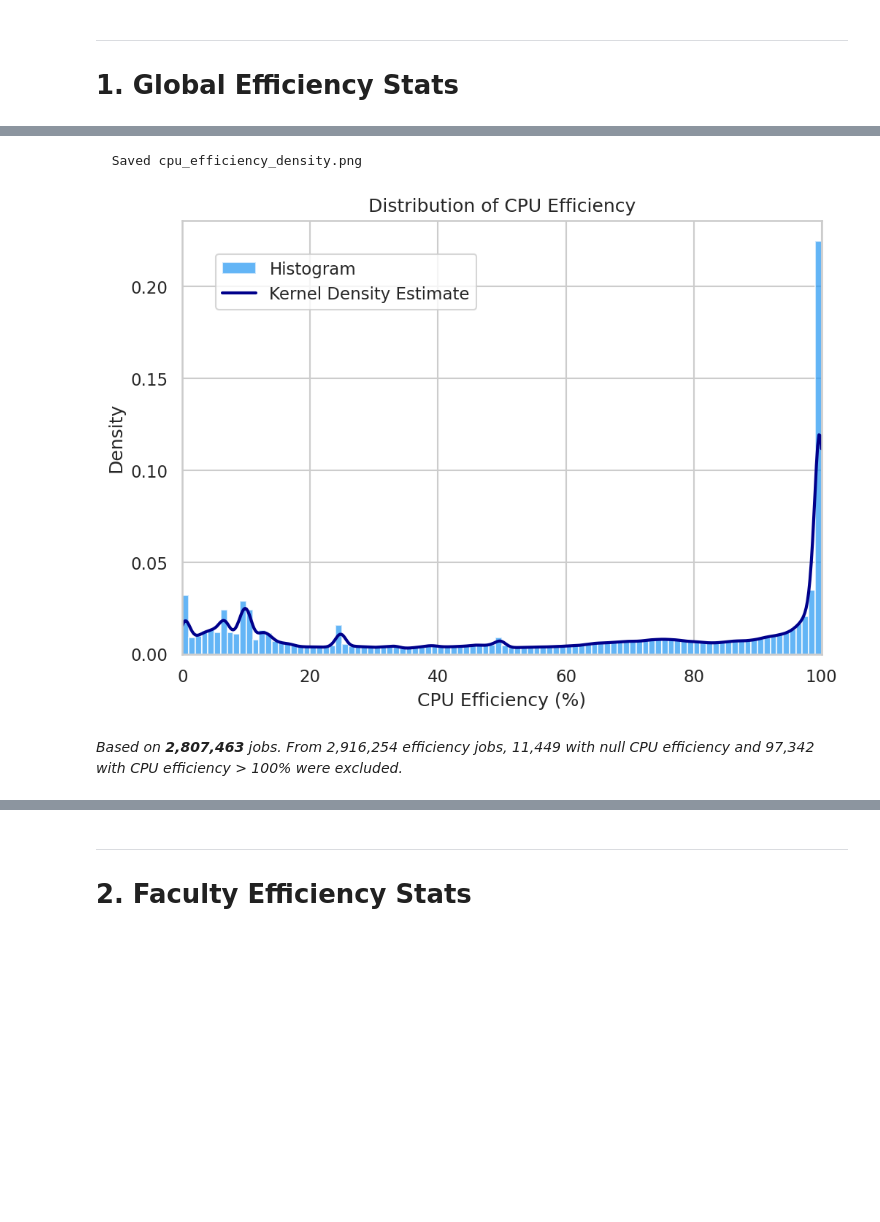
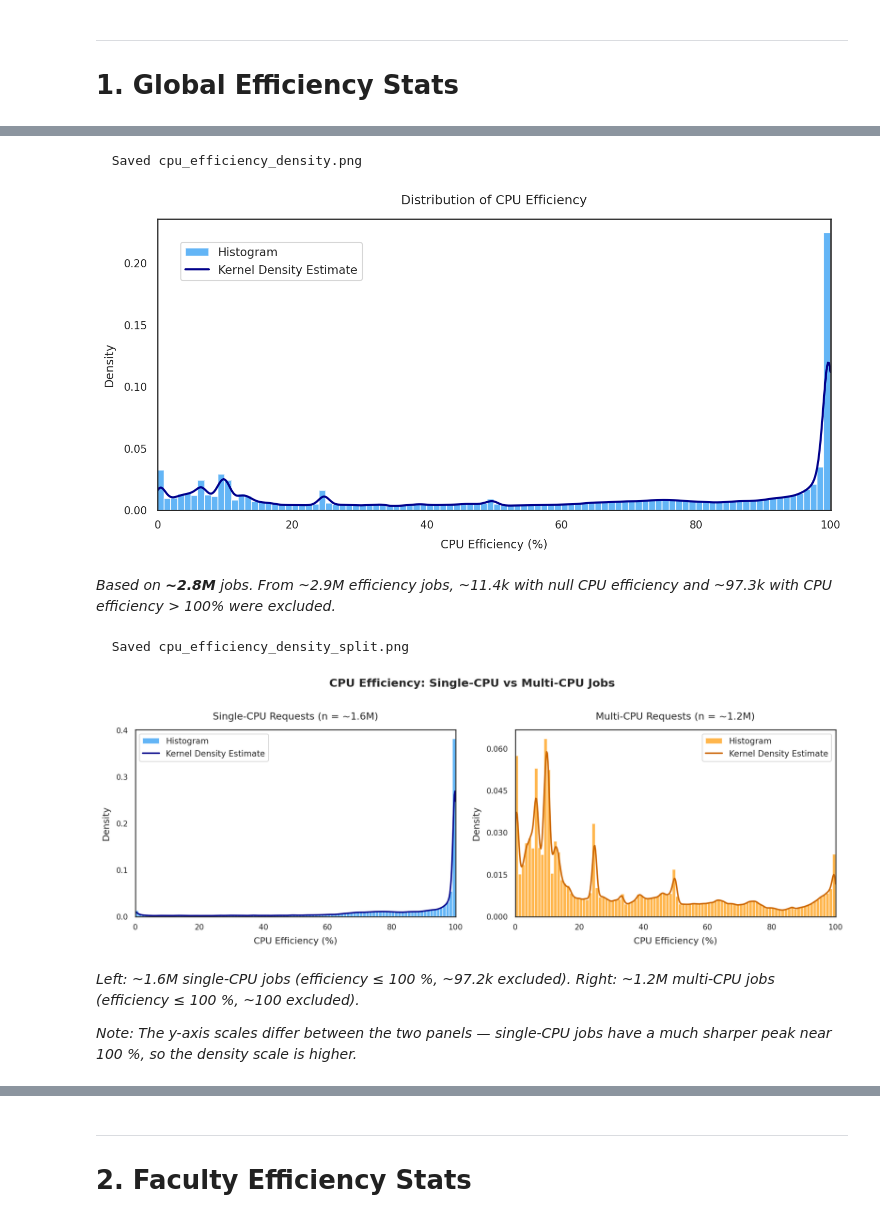
Before and after one commit to kcl-eresearch/hpc-data-analysis, a Jupyter notebook: notebooks/blog_2026-02_sustainability.ipynb, the cells around one changed output, grey strips where cells are left out. Saved outputs shown, nothing was run; the diff lists cells and outputs as text; code cells hidden in the pictures; blank space fills up the shorter version.

```diff
--- a/notebooks/blog_2026-02_sustainability.ipynb
+++ b/notebooks/blog_2026-02_sustainability.ipynb
@@ -81,11 +119,8 @@ FACULTY_MERGE = {
 }
 df['faculty'] = df['faculty'].replace(FACULTY_MERGE)
 
-def shorten(name):
-    s = name.replace('Faculty of ', '').replace('Institute of ', '')
-    return '\n'.join(textwrap.wrap(s, width=20))
-
-df['faculty_short'] = df['faculty'].apply(shorten)
+# Use abbreviations for plot labels
+df['faculty_short'] = df['faculty'].map(FACULTY_ABBREV).fillna(df['faculty'])
 SHORT = dict(zip(df['faculty'], df['faculty_short']))
 
 # --- Aggregate data (all job states, for total counts) ---
@@ -102,8 +137,8 @@ df_agg = df_agg.groupby('faculty')[agg_cols].sum().reset_index()
 df_agg['cancelled'] = (df_agg['job_count']
                         - df_agg['job_count_success']
                         - df_agg['job_count_failed'])
-df_agg['faculty_short'] = df_agg['faculty'].map(SHORT).fillna(
-    df_agg['faculty'].apply(shorten))
+df_agg['faculty_short'] = df_agg['faculty'].map(FACULTY_ABBREV).fillna(
+    df_agg['faculty'])
 
 total_all = df_agg['job_count'].sum()
 total_eff = len(df)
@@ -232,40 +343,40 @@ terminated abnormally, so their resource usage is not representative.
 # %%
 cpu_data = df['cpu_eff_req'].dropna()
 cpu_plot = cpu_data[cpu_data <= 100]
 cpu_null = total_eff - len(cpu_data)
 cpu_over = len(cpu_data) - len(cpu_plot)
 
-fig, ax = plt.subplots(figsize=(7, 5))
+fig, ax = plt.subplots(figsize=(10, 5))
 ax.hist(cpu_plot, bins=100, color=C_CPU, alpha=0.7, edgecolor='white',
         density=True, label='Histogram')
 
 # KDE overlay (subsample for speed)
 sample = cpu_plot.sample(min(500_000, len(cpu_plot)), random_state=42)
 kde = gaussian_kde(sample, bw_method=0.02)
 x_grid = np.linspace(0, 100, 500)
 ax.plot(x_grid, kde(x_grid), color='darkblue', lw=2, label='Kernel Density Estimate')
 
 ax.set_xlabel('CPU Efficiency (%)')
 ax.set_ylabel('Density')
 ax.set_title('Distribution of CPU Efficiency')
 ax.set_xlim(0, 100)
 ax.yaxis.set_major_locator(mticker.MaxNLocator(nbins=5))
 ax.legend(loc='upper left', borderaxespad=2)
 plt.tight_layout()
 savefig('cpu_efficiency_density.png')
 plt.show()
 
 display(Markdown(f'''
-*Based on **{len(cpu_plot):,}** jobs. From {total_eff:,} efficiency jobs,
-{cpu_null:,} with null CPU efficiency and {cpu_over:,} with CPU efficiency
+*Based on **{approx(len(cpu_plot))}** jobs. From {approx(total_eff)} efficiency jobs,
+{approx(cpu_null)} with null CPU efficiency and {approx(cpu_over)} with CPU efficiency
 \> 100% were excluded.*
 '''))
 # %% [output]
   Saved cpu_efficiency_density.png
-[figure, old version]
+[figure, new version]
 
-*Based on **2,807,463** jobs. From 2,916,254 efficiency jobs,
-11,449 with null CPU efficiency and 97,342 with CPU efficiency
+*Based on **~2.8M** jobs. From ~2.9M efficiency jobs,
+~11.4k with null CPU efficiency and ~97.3k with CPU efficiency
 \> 100% were excluded.*
 # %%
 
@@ -293,25 +404,39 @@ for ax, data, color, dark, title, leg_loc in [
     kde = gaussian_kde(sample, bw_method=0.02)
     x_grid = np.linspace(0, 100, 500)
     ax.plot(x_grid, kde(x_grid), color=dark, lw=2, label='Kernel Density Estimate')
-    ax.set_xlabel('CPU Efficiency (%)')
-    ax.set_ylabel('Density')
-    ax.set_title(f'{title}\n(n = {len(data):,})')
+    ax.set_xlabel('CPU Efficiency (%)', fontsize=12)
+    ax.set_ylabel('Density', fontsize=12)
+    ax.set_title(f'{title} (n = {approx(len(data))})', fontsize=13)
     ax.set_xlim(0, 100)
     ax.yaxis.set_major_locator(mticker.MaxNLocator(nbins=5))
     ax.legend(loc=leg_loc)
 
-plt.suptitle('CPU Efficiency: Single-CPU vs Multi-CPU Jobs',
-             fontsize=13, fontweight='bold')
+fig.suptitle('CPU Efficiency: Single-CPU vs Multi-CPU Jobs',
+             fontsize=15, fontweight='bold', y=1.02)
 plt.tight_layout()
 savefig('cpu_efficiency_density_split.png')
 plt.show()
 
 display(Markdown(f'''
-*Left: {len(single_cpu_plot):,} single-CPU jobs (efficiency ≤ 100 %,
-{len(single_cpu_eff) - len(single_cpu_plot):,} excluded).
-Right: {len(multi_cpu_plot):,} multi-CPU jobs (efficiency ≤ 100 %,
-{len(multi_cpu_eff) - len(multi_cpu_plot):,} excluded).*
+*Left: {approx(len(single_cpu_plot))} single-CPU jobs (efficiency ≤ 100 %,
+{approx(len(single_cpu_eff) - len(single_cpu_plot))} excluded).
+Right: {approx(len(multi_cpu_plot))} multi-CPU jobs (efficiency ≤ 100 %,
+{approx(len(multi_cpu_eff) - len(multi_cpu_plot))} excluded).*
+
+*Note: The y-axis scales differ between the two panels — single-CPU jobs
+have a much sharper peak near 100 %, so the density scale is higher.*
 '''))
+# %% [output]
+  Saved cpu_efficiency_density_split.png
+[figure, added]
+
+*Left: ~1.6M single-CPU jobs (efficiency ≤ 100 %,
+~97.2k excluded).
+Right: ~1.2M multi-CPU jobs (efficiency ≤ 100 %,
+~100 excluded).*
+
+*Note: The y-axis scales differ between the two panels — single-CPU jobs
+have a much sharper peak near 100 %, so the density scale is higher.*
 # %%
 mem_data = df['mem_eff'].dropna()
 mem_plot = mem_data[mem_data <= 100]
```
Also changed, not shown: parts of 16 cells of this notebook, 16 other files.
